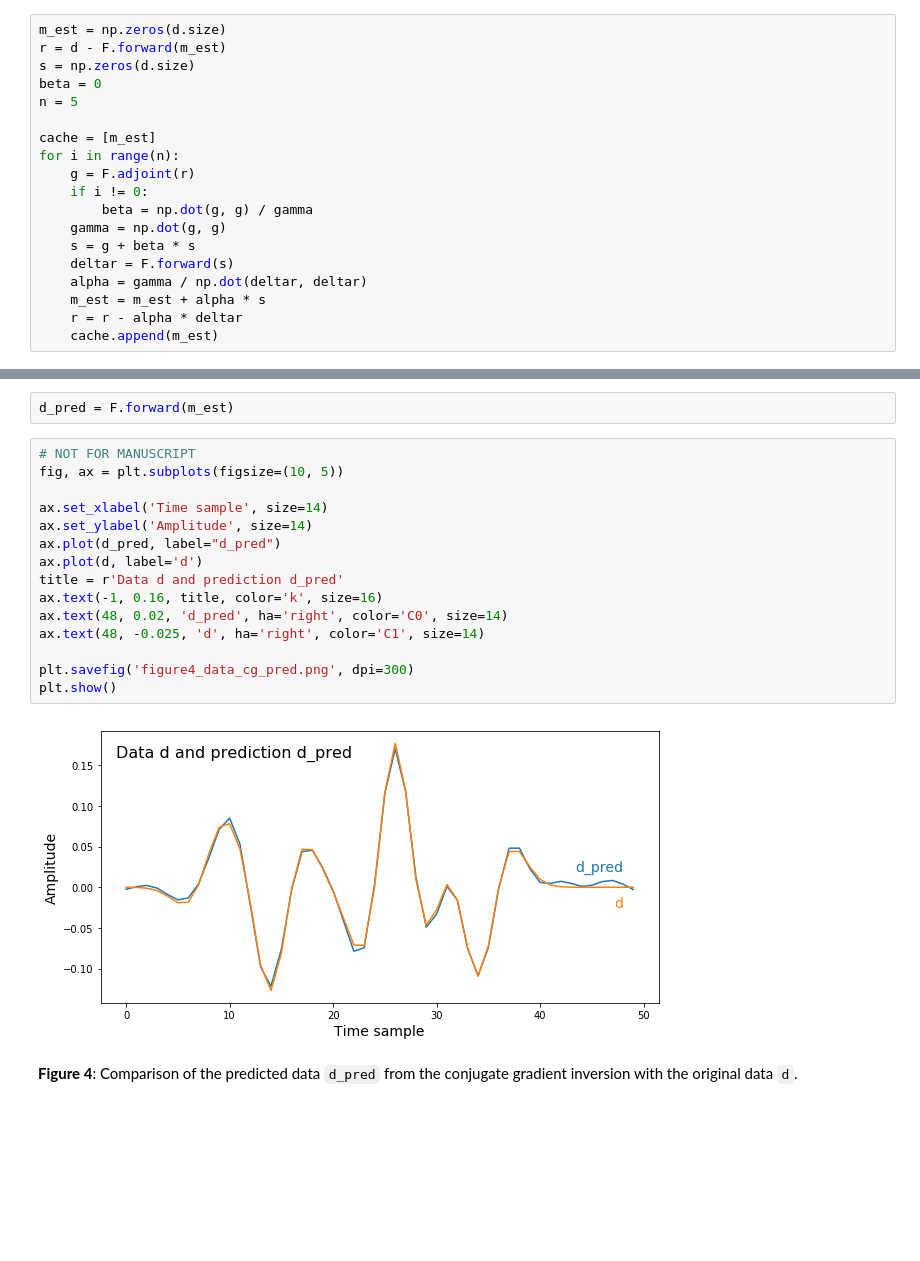
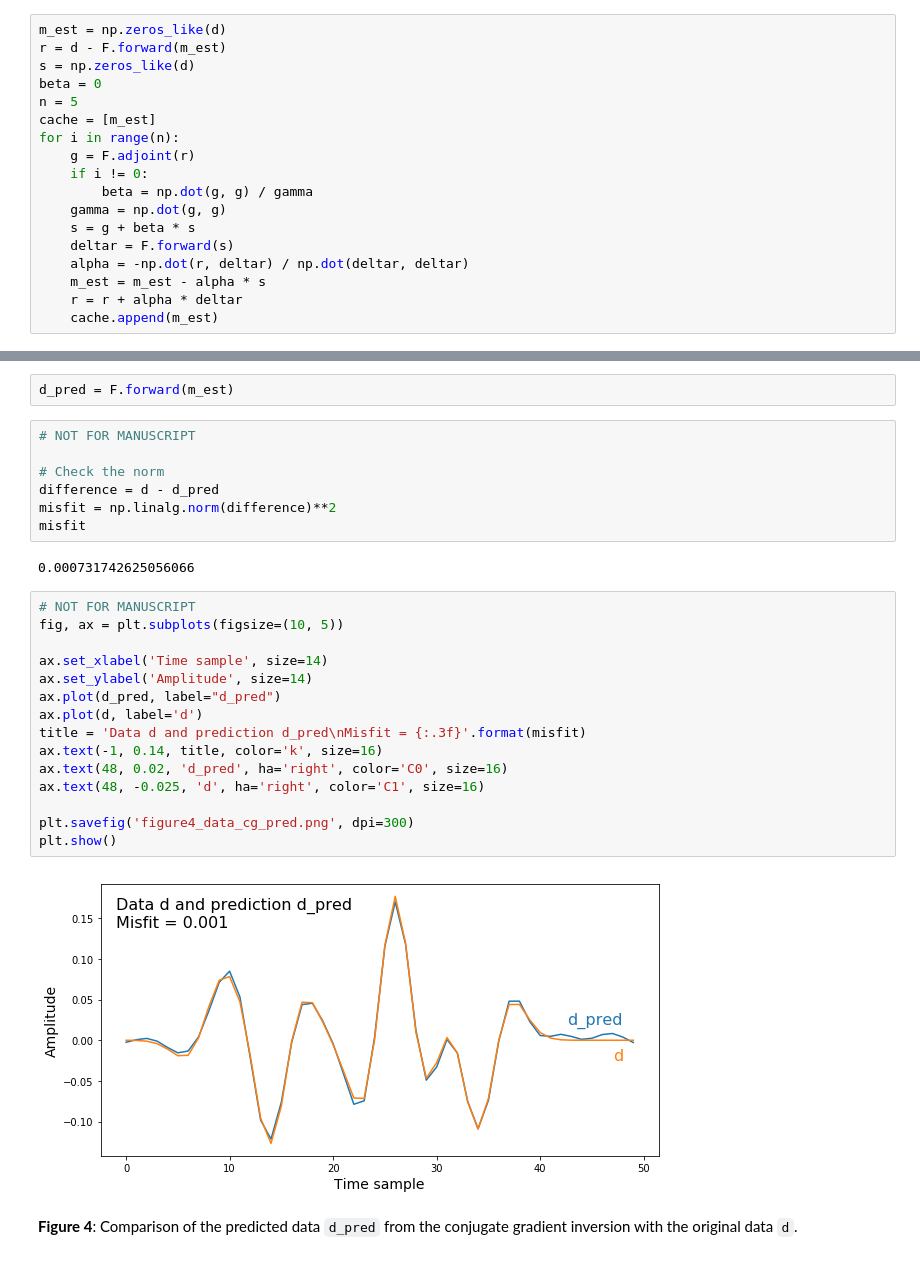
Before and after one commit to seg/tutorials-2018, a Jupyter notebook: 1804_Conjugate_gradient_inversion/conjugate_gradient_MS.ipynb, the cells around one changed output, grey strips where cells are left out. Saved outputs shown, nothing was run; the diff lists cells and outputs as text; blank space fills up the shorter version.

```diff
--- a/1804_Conjugate_gradient_inversion/conjugate_gradient_MS.ipynb
+++ b/1804_Conjugate_gradient_inversion/conjugate_gradient_MS.ipynb
@@ -245,10 +244,9 @@ $\qquad \mathbf{r} = \mathbf{r} - \alpha \Delta\mathbf{r}$<br>
 # %%
-m_est = np.zeros(d.size)
+m_est = np.zeros_like(d)
 r = d - F.forward(m_est)
-s = np.zeros(d.size)
+s = np.zeros_like(d)
 beta = 0
 n = 5
-
 cache = [m_est]
 for i in range(n):
     g = F.adjoint(r)
@@ -257,9 +255,9 @@ for i in range(n):
     gamma = np.dot(g, g)
     s = g + beta * s
     deltar = F.forward(s)
-    alpha = gamma / np.dot(deltar, deltar)
-    m_est = m_est + alpha * s
-    r = r - alpha * deltar
+    alpha = -np.dot(r, deltar) / np.dot(deltar, deltar)
+    m_est = m_est - alpha * s
+    r = r + alpha * deltar
     cache.append(m_est)
 # %% [markdown]
 ## Results
@@ -312,23 +312,32 @@ plt.show()
 __Figure 3__: Comparison of the model, data (model convolved with a Ricker wavelet), and the model estimated using conjugate gradient inversion.  Conjugate gradient inversion does not completely recover the model because the Ricker wavelet is bandlimitted, but sidelobes are reduced (for example samples 17 through 23).
 # %%
 d_pred = F.forward(m_est)
+# %%
+# NOT FOR MANUSCRIPT
+
+# Check the norm
+difference = d - d_pred
+misfit = np.linalg.norm(difference)**2
+misfit
+# %% [output]
+0.000731742625056066
 # %%
 # NOT FOR MANUSCRIPT
 fig, ax = plt.subplots(figsize=(10, 5))
 
 ax.set_xlabel('Time sample', size=14)
 ax.set_ylabel('Amplitude', size=14)
 ax.plot(d_pred, label="d_pred")
 ax.plot(d, label='d')
-title = r'Data d and prediction d_pred'
-ax.text(-1, 0.16, title, color='k', size=16)
-ax.text(48, 0.02, 'd_pred', ha='right', color='C0', size=14)
-ax.text(48, -0.025, 'd', ha='right', color='C1', size=14)
+title = 'Data d and prediction d_pred\nMisfit = {:.3f}'.format(misfit)
+ax.text(-1, 0.14, title, color='k', size=16)
+ax.text(48, 0.02, 'd_pred', ha='right', color='C0', size=16)
+ax.text(48, -0.025, 'd', ha='right', color='C1', size=16)
 
 plt.savefig('figure4_data_cg_pred.png', dpi=300)
 plt.show()
 # %% [output]
-[figure, old version]
+[figure, new version]
 # %% [markdown]
 __Figure 4__: Comparison of the predicted data `d_pred` from the conjugate gradient inversion with the original data `d`.
 # %% [markdown]
```
Also changed, not shown: parts of 19 cells of this notebook.
